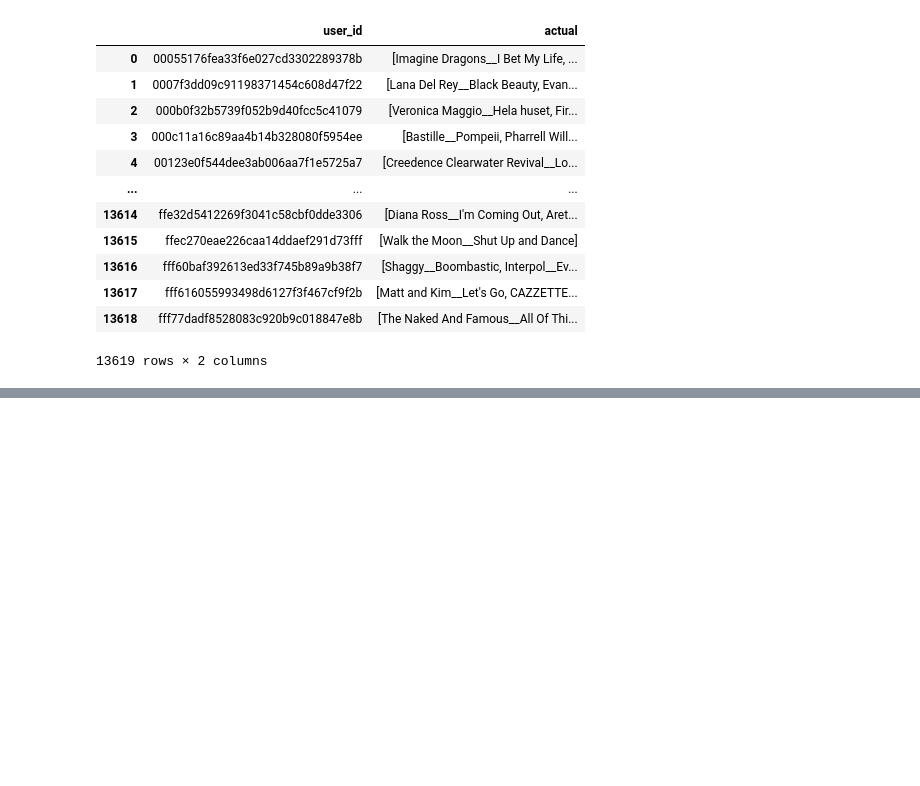
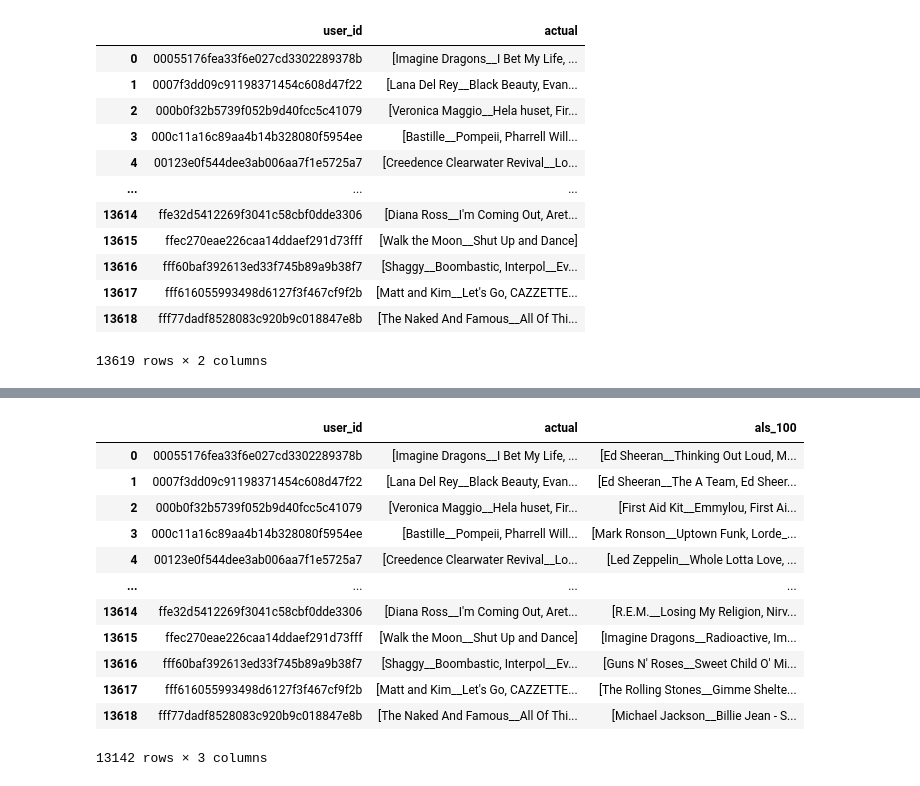
Before and after one commit to orson88/hse_mlds_recsys_project, a Jupyter notebook: experiments/als_new_split.ipynb, the cells around one changed output, grey strips where cells are left out. Drawn from its saved outputs; the diff is of its cells as text; code cells hidden in the pictures; blank space fills up the shorter version.

```diff
--- a/experiments/als_new_split.ipynb
+++ b/experiments/als_new_split.ipynb
@@ -105,0 +147,16 @@ result
+# %%
+result
+# %% [output]
+|  | user_id | actual | als_100 |
+| 0 | 00055176fea33f6e027cd3302289378b | [Imagine Dragons__I Bet My Life, ... | [Ed Sheeran__Thinking Out Loud, M... |
+| 1 | 0007f3dd09c91198371454c608d47f22 | [Lana Del Rey__Black Beauty, Evan... | [Ed Sheeran__The A Team, Ed Sheer... |
+| 2 | 000b0f32b5739f052b9d40fcc5c41079 | [Veronica Maggio__Hela huset, Fir... | [First Aid Kit__Emmylou, First Ai... |
+| 3 | 000c11a16c89aa4b14b328080f5954ee | [Bastille__Pompeii, Pharrell Will... | [Mark Ronson__Uptown Funk, Lorde_... |
+| 4 | 00123e0f544dee3ab006aa7f1e5725a7 | [Creedence Clearwater Revival__Lo... | [Led Zeppelin__Whole Lotta Love, ... |
+| ... | ... | ... | ... |
+| 13614 | ffe32d5412269f3041c58cbf0dde3306 | [Diana Ross__I'm Coming Out, Aret... | [R.E.M.__Losing My Religion, Nirv... |
+| 13615 | ffec270eae226caa14ddaef291d73fff | [Walk the Moon__Shut Up and Dance] | [Imagine Dragons__Radioactive, Im... |
+| 13616 | fff60baf392613ed33f745b89a9b38f7 | [Shaggy__Boombastic, Interpol__Ev... | [Guns N' Roses__Sweet Child O' Mi... |
+| 13617 | fff616055993498d6127f3f467cf9f2b | [Matt and Kim__Let's Go, CAZZETTE... | [The Rolling Stones__Gimme Shelte... |
+| 13618 | fff77dadf8528083c920b9c018847e8b | [The Naked And Famous__All Of Thi... | [Michael Jackson__Billie Jean - S... |
+13142 rows × 3 columns
```
Also changed, not shown: parts of 33 cells of this notebook, 9 other files.
